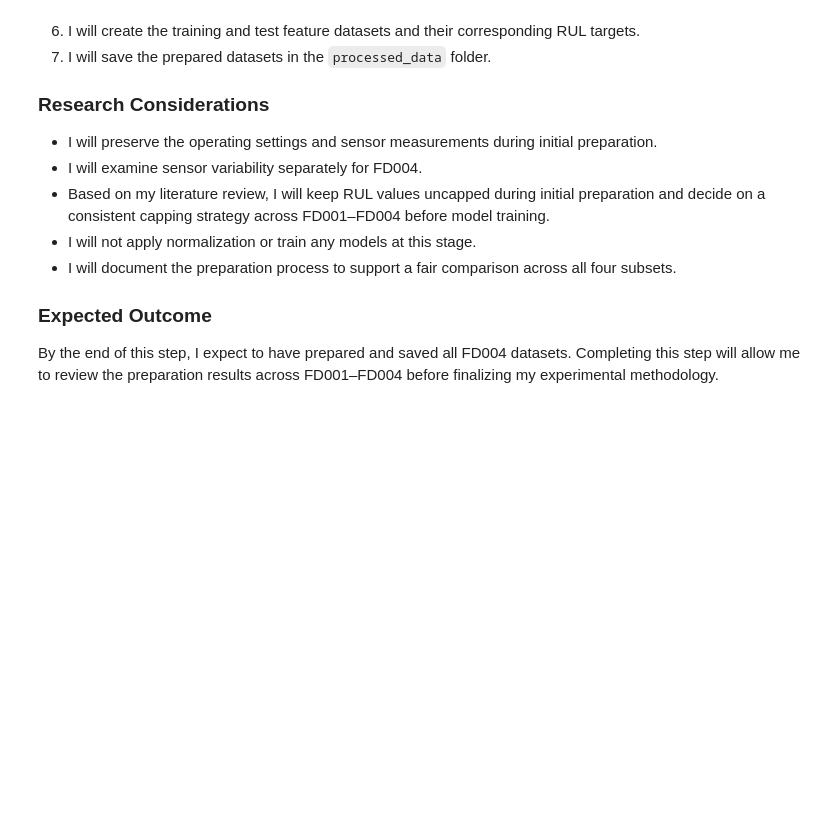
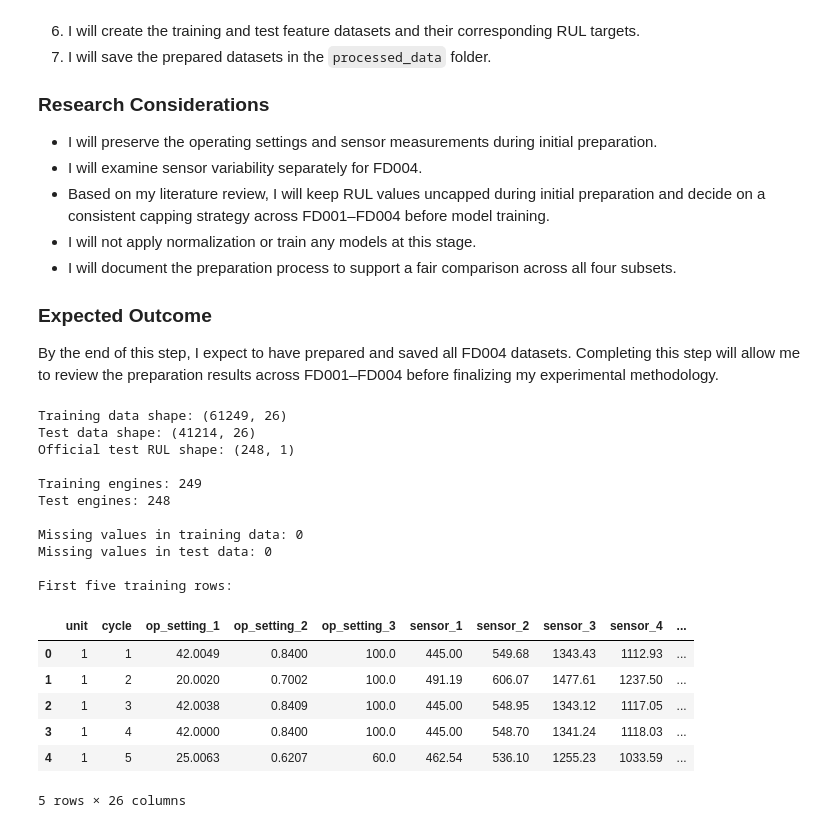
Before and after one commit to Eyasushewangizaw/C_MAPSS_RUL_Project, a Jupyter notebook: notebooks/01_CMAPSS_Data_Preparation.ipynb, the cells around one changed output. Cells and saved outputs as stored; diff of their text form; code cells hidden in the pictures; blank space fills up the shorter version.

```diff
--- a/notebooks/01_CMAPSS_Data_Preparation.ipynb
+++ b/notebooks/01_CMAPSS_Data_Preparation.ipynb
@@ -1681,3 +1681,76 @@ FD004 contains six operating conditions and two fault modes. It is one of the mo
 
 ### Expected Outcome
 By the end of this step, I expect to have prepared and saved all FD004 datasets. Completing this step will allow me to review the preparation results across FD001–FD004 before finalizing my experimental methodology.
+# %%
+
+import pandas as pd
+from pathlib import Path
+
+# Locate the original dataset files
+DATA_PATH = Path("../data")
+
+# Define the 26 column names
+columns = (
+    ["unit", "cycle", "op_setting_1", "op_setting_2", "op_setting_3"]
+    + [f"sensor_{i}" for i in range(1, 22)]
+)
+
+# Load the FD004 training data
+train_FD004 = pd.read_csv(
+    DATA_PATH / "train_FD004.txt",
+    sep=r"\s+",
+    header=None,
+    names=columns
+)
+
+# Load the FD004 test data
+test_FD004 = pd.read_csv(
+    DATA_PATH / "test_FD004.txt",
+    sep=r"\s+",
+    header=None,
+    names=columns
+)
+
+# Load the official test RUL values
+RUL_FD004 = pd.read_csv(
+    DATA_PATH / "RUL_FD004.txt",
+    sep=r"\s+",
+    header=None,
+    names=["RUL"]
+)
+
+# Display basic dataset information
+print("Training data shape:", train_FD004.shape)
+print("Test data shape:", test_FD004.shape)
+print("Official test RUL shape:", RUL_FD004.shape)
+
+print("\nTraining engines:", train_FD004["unit"].nunique())
+print("Test engines:", test_FD004["unit"].nunique())
+
+print("\nMissing values in training data:",
+      train_FD004.isna().sum().sum())
+
+print("Missing values in test data:",
+      test_FD004.isna().sum().sum())
+
+print("\nFirst five training rows:")
+display(train_FD004.head())
+# %% [output]
+Training data shape: (61249, 26)
+Test data shape: (41214, 26)
+Official test RUL shape: (248, 1)
+
+Training engines: 249
+Test engines: 248
+
+Missing values in training data: 0
+Missing values in test data: 0
+
+First five training rows:
+|  | unit | cycle | op_setting_1 | op_setting_2 | op_setting_3 | sensor_1 | sensor_2 | sensor_3 | sensor_4 | ... |
+| 0 | 1 | 1 | 42.0049 | 0.8400 | 100.0 | 445.00 | 549.68 | 1343.43 | 1112.93 | ... |
+| 1 | 1 | 2 | 20.0020 | 0.7002 | 100.0 | 491.19 | 606.07 | 1477.61 | 1237.50 | ... |
+| 2 | 1 | 3 | 42.0038 | 0.8409 | 100.0 | 445.00 | 548.95 | 1343.12 | 1117.05 | ... |
+| 3 | 1 | 4 | 42.0000 | 0.8400 | 100.0 | 445.00 | 548.70 | 1341.24 | 1118.03 | ... |
+| 4 | 1 | 5 | 25.0063 | 0.6207 | 60.0 | 462.54 | 536.10 | 1255.23 | 1033.59 | ... |
+5 rows × 26 columns
```
Also changed, not shown: parts of 6 cells of this notebook, 5 other files.
